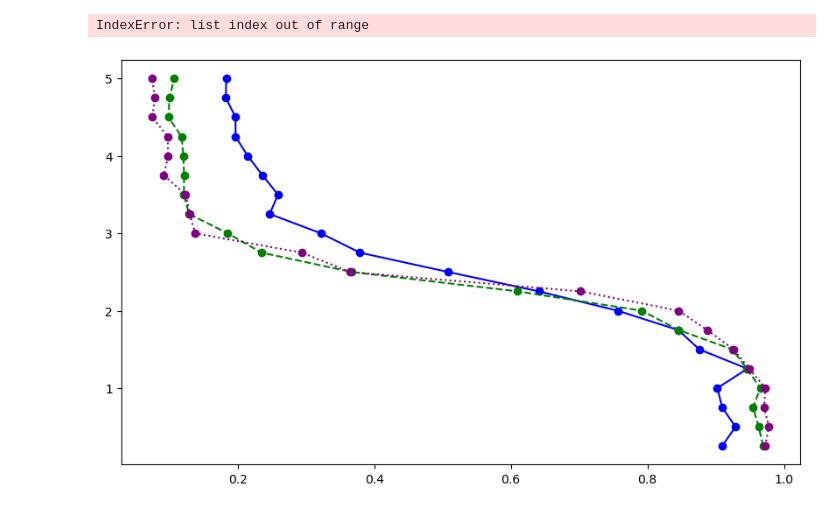
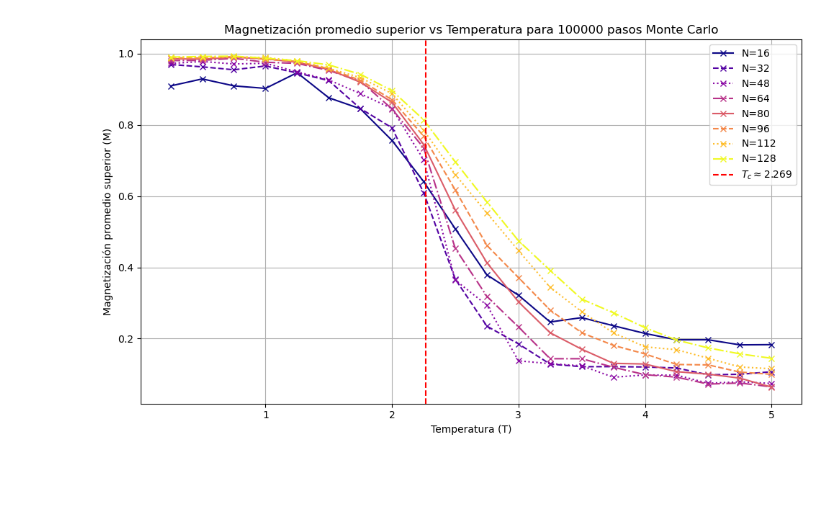
Before and after one commit to jmolmot/ising_kawasaki, a Jupyter notebook: ising_kawasaki_informe.ipynb, the cells around one changed output. Cells and saved outputs as stored; diff of their text form; code cells hidden in the pictures; blank space fills up the shorter version.

```diff
--- a/ising_kawasaki_informe.ipynb
+++ b/ising_kawasaki_informe.ipynb
@@ -29,44 +42,31 @@ Se aplica el algoritmo de Metropolis para decidir si el intercambio es aceptado
-# %%
-import numpy as np
-import matplotlib.pyplot as plt
-import os
-
-valores_N = [16, 32, 48, 64, 80, 96, 112, 128]
-colores = plt.cm.viridis(np.linspace(0, 1, len(valores_N)))
-estilos = ['-', '--', ':', '-.']
-
-plt.figure(figsize=(10, 6))
-
-# Graficar archivos "inferior"
-for i, N in enumerate(valores_N):
-    archivo = f'promedio_magnetizacioninferior{N}.txt'
-    if os.path.exists(archivo):
-        datos = np.loadtxt(archivo)
-        T = datos[:, 1]
-        M = datos[:, 0]
-        plt.plot(T, M, linestyle=estilos[i % len(estilos)], color=colores[i], marker='o', label=f'Inferior N={N}')
-    else:
-        print(f'No se encontró {archivo}')
-
-# Graficar archivos "superior"
-for i, N in enumerate(valores_N):
-    archivo = f'promedio_magnetizacionsuperior{N}.txt'
-    if os.path.exists(archivo):
-        datos = np.loadtxt(archivo)
-        T = datos[:, 1]
-        M = datos[:, 0]
-        plt.plot(T, M, linestyle=estilos[i % len(estilos)], color=colores[i], marker='x', label=f'Superior N={N}')
-    else:
-        print(f'No se encontró {archivo}')
-
-plt.axvline(2.269, color='red', linestyle='--', label=r'$T_c \approx 2.269$')
-plt.title('Magnetización promedio vs Temperatura')
-plt.xlabel('Temperatura (T)')
-plt.ylabel('Magnetización promedio (M)')
-plt.grid(True)
-plt.legend(ncol=2)
-plt.tight_layout()
-plt.show()
-# %% [output]
-IndexError: list index out of range
-[figure, removed]
+# %%
+import numpy as np
+import matplotlib.pyplot as plt
+import os
+
+valores_N = [16, 32, 48, 64, 80, 96, 112, 128]
+colores = plt.cm.plasma(np.linspace(0, 1, len(valores_N)))
+estilos = ['-', '--', ':', '-.']
+
+plt.figure(figsize=(10, 6))
+
+for i, N in enumerate(valores_N):
+    archivo = f'promedio_magnetizacionsuperior{N}.txt'
+    if os.path.exists(archivo):
+        datos = np.loadtxt(archivo)
+        T = datos[:, 1]
+        M = datos[:, 0]
+        plt.plot(T, M, linestyle=estilos[i % len(estilos)], color=colores[i], marker='x', label=f'N={N}')
+    else:
+        print(f'No se encontró {archivo}')
+
+plt.axvline(2.269, color='red', linestyle='--', label=r'$T_c \approx 2.269$')
+plt.title('Magnetización promedio superior vs Temperatura para 100000 pasos Monte Carlo')
+plt.xlabel('Temperatura (T)')
+plt.ylabel('Magnetización promedio superior (M)')
+plt.grid(True)
+plt.legend()
+plt.tight_layout()
+plt.show()
+# %% [output]
+[figure, added]
```
Also changed, not shown: parts of 11 cells of this notebook, 8 other files.
